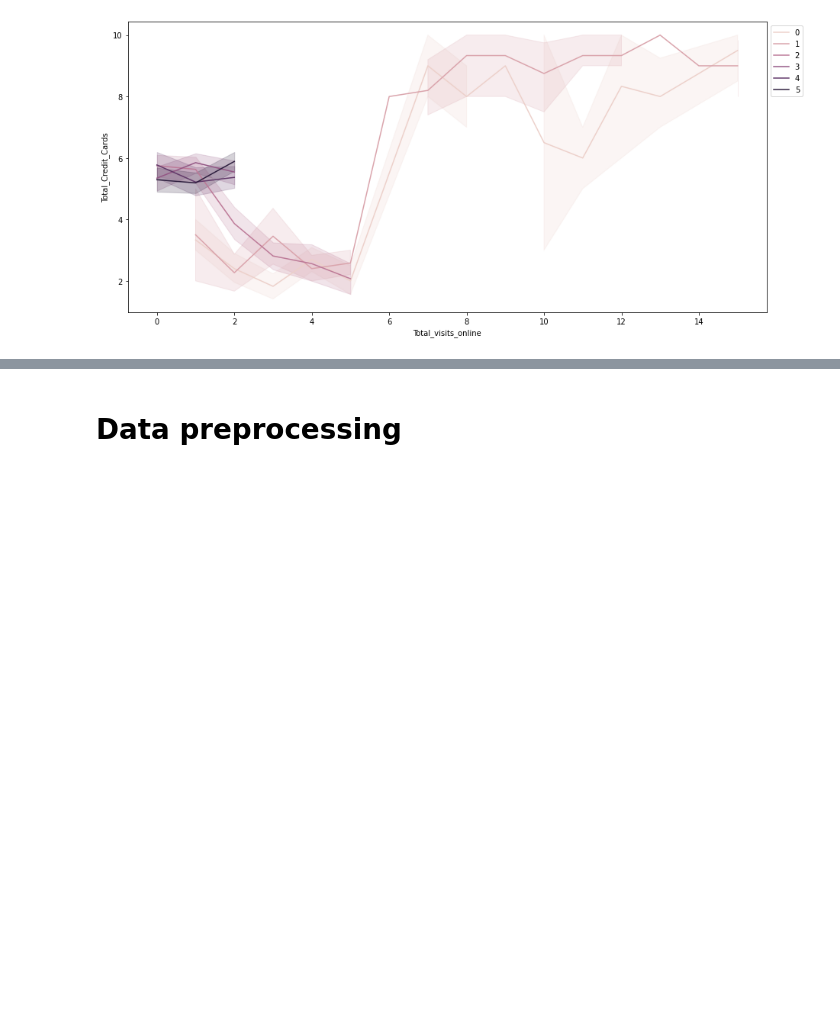
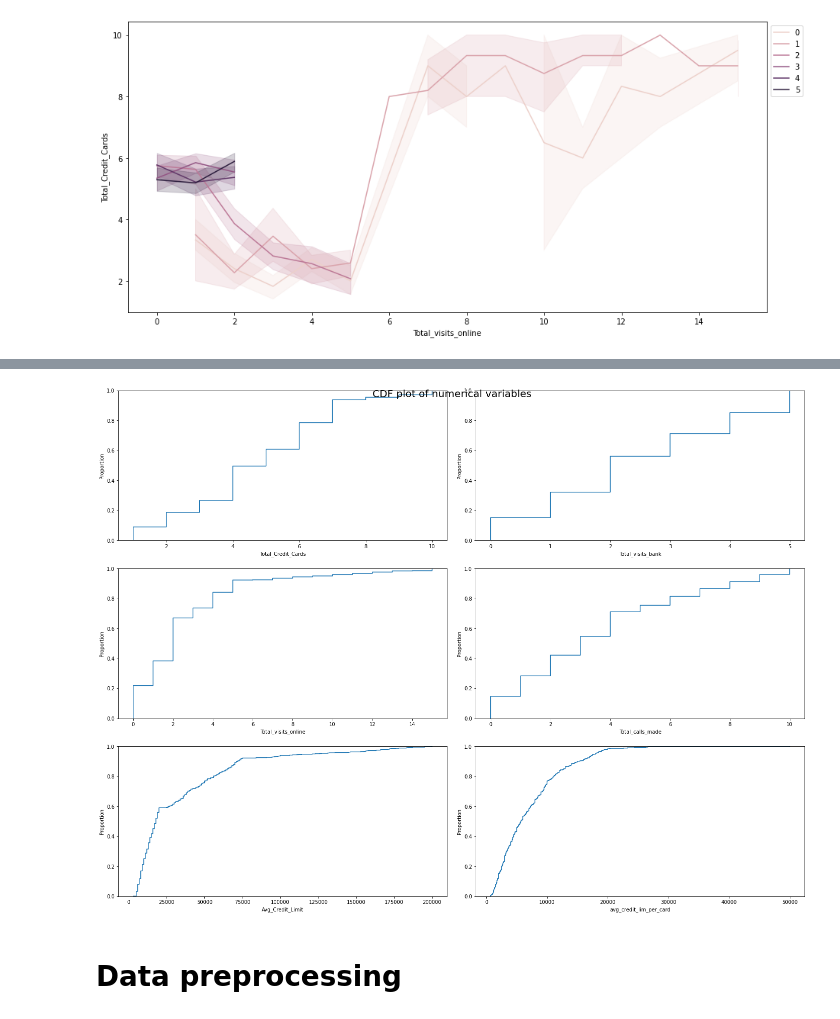
Before and after one commit to cfreeman22/AllLifeBankCustomer_Segmentation, a Jupyter notebook: AllLifeBankCustomerSegmentation.ipynb, the cells around one changed output, grey strips where cells are left out. Cells and saved outputs as stored; diff of their text form; code cells hidden in the pictures; blank space fills up the shorter version.

```diff
--- a/AllLifeBankCustomerSegmentation.ipynb
+++ b/AllLifeBankCustomerSegmentation.ipynb
@@ -231,7 +253,9 @@ Name: Total_calls_made, dtype: int64
 # %%
 cat_var = [ 'Total_Credit_Cards','Total_visits_bank','Total_visits_online','Total_calls_made']
 
-quant_var = ['Avg_Credit_Limit']
+quant_var = ['Avg_Credit_Limit','avg_credit_lim_per_card']
+
+all_cols = [ 'Total_Credit_Cards','Total_visits_bank','Total_visits_online','Total_calls_made','Avg_Credit_Limit','avg_credit_lim_per_card']
 # %%
 for x in quant_var:
     wrangle.histogram_boxplot(df, x) #Analysing numeric variables using our predefined module stored in the wrangle file
@@ -333,2 +358,18 @@ plt.show()
+# %%
+fig, axes = plt.subplots(3, 2, figsize=(20, 15))
+fig.suptitle("CDF plot of numerical variables", fontsize=20)
+counter = 0
+for ii in range(3):
+    sns.ecdfplot(ax=axes[ii][0], x=df[all_cols[counter]])
+    counter = counter + 1
+    if counter != 6:
+        sns.ecdfplot(ax=axes[ii][1], x=df[all_cols[counter]])
+        counter = counter + 1
+    else:
+        pass
+
+fig.tight_layout(pad=2.0)
+# %% [output]
+[figure, added]
 # %% [markdown]
 # Data preprocessing
```
Also changed, not shown: parts of 35 cells of this notebook.
